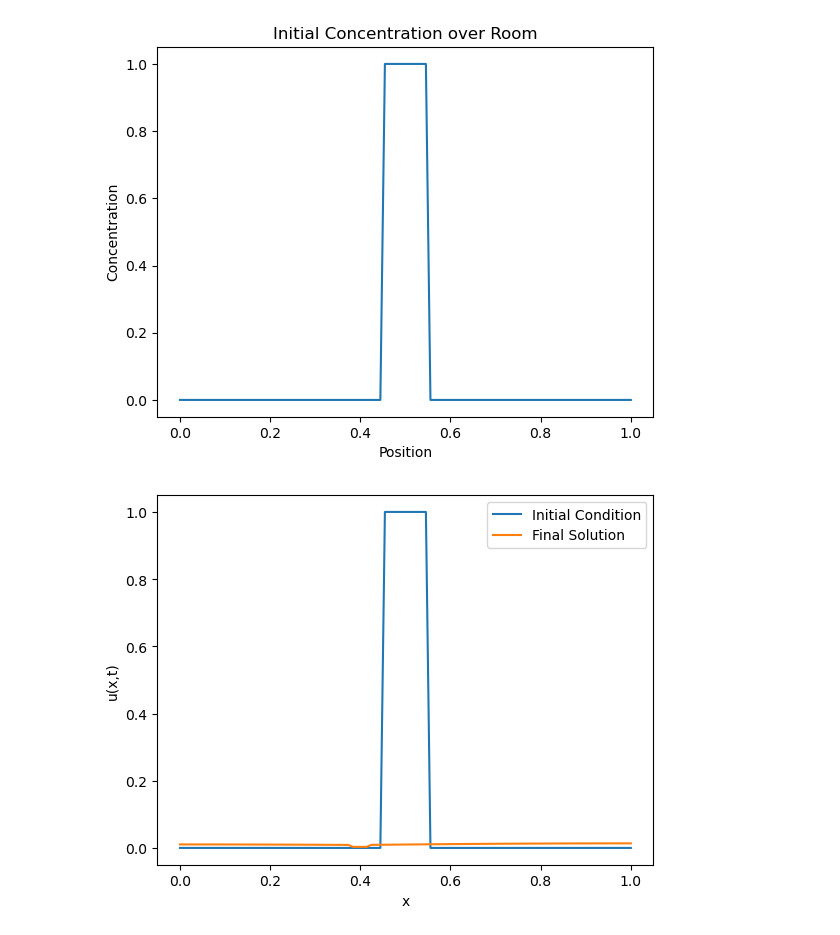
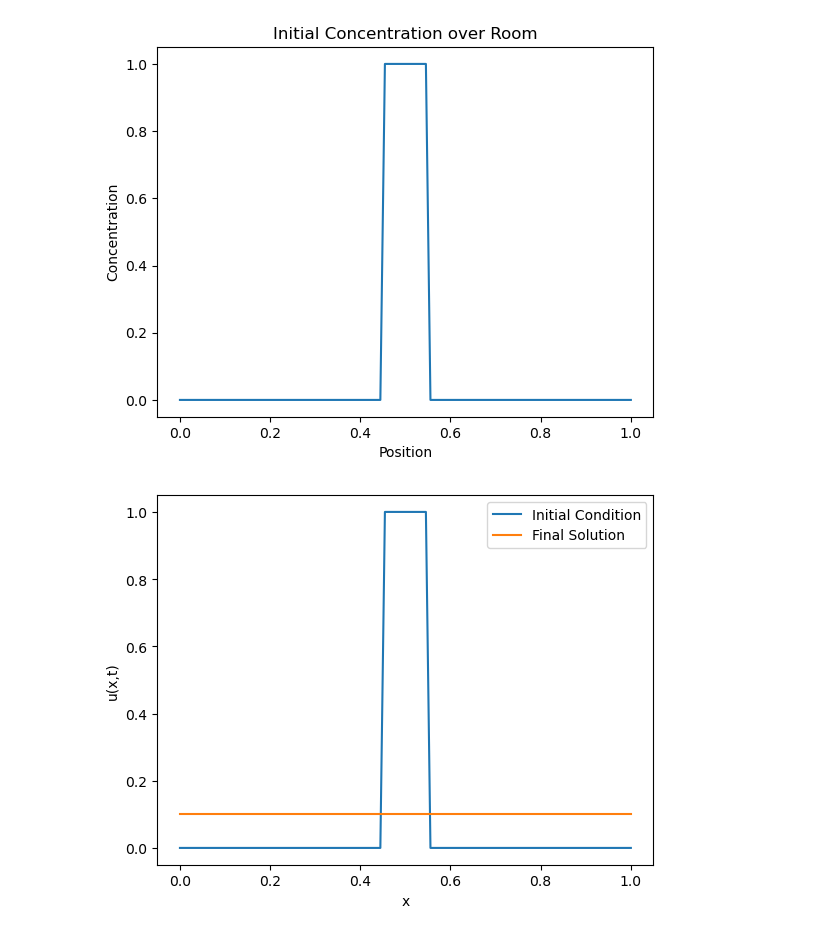
Before and after one commit to abhirao-03/hazardous-materials, a Jupyter notebook: abhi/heat.ipynb, the cells around one changed output. Drawn from its saved outputs; the diff is of its cells as text; code cells hidden in the pictures.

```diff
--- a/abhi/heat.ipynb
+++ b/abhi/heat.ipynb
@@ -46,6 +46,8 @@ def sink(scrub:scrubber, x, u):
     u[scrub_loc] = (1 - scrub.efficiency) * u[scrub_loc]
 
     return u
+# %%
+scrub = scrubber(0.2, 0.05, 0.2)
 # %%
 # Parameters
 L = 1.0                 # Length of interval
@@ -62,33 +64,39 @@ x = np.linspace(0, L, Nx)
 
 canistor = gas_canistor()
 u_initial = f(canistor, x)
 
+
+
 u = np.copy(u_initial)
+
+U_tracked = np.zeros((Nt, Nx))
+U_tracked[0, :] = u
 
 A = np.zeros((Nx, Nx))
 
 for i in range(1, Nx - 1):
     A[i, i - 1] = -C
     A[i, i] = 1 + 2 * C
     A[i, i + 1] = -C
 
 A[0, 0] = 1 + 2 * C
 A[0, 1] = -2 * C
 A[Nx - 1, Nx - 2] = -2 * C
 A[Nx - 1, Nx - 1] = 1 + 2 * C
 
 
-for n in range(Nt):
+for n in range(Nt - 1):
     u = np.linalg.solve(A, u)
-    u = sink(x, u)
+    u = sink(scrub, x, u)
+    U_tracked[n+1, :] = u
 
 
 # Plotting the final solution
 plt.plot(x, u_initial, label="Initial Condition")
 plt.plot(x, u, label="Final Solution")
 plt.xlabel("x")
 plt.ylabel("u(x,t)")
 plt.legend()
 plt.show()
 # %% [output]
-[figure, old version]
+[figure, new version]
```
Also changed, not shown: parts of 2 cells of this notebook, 3 other files.
